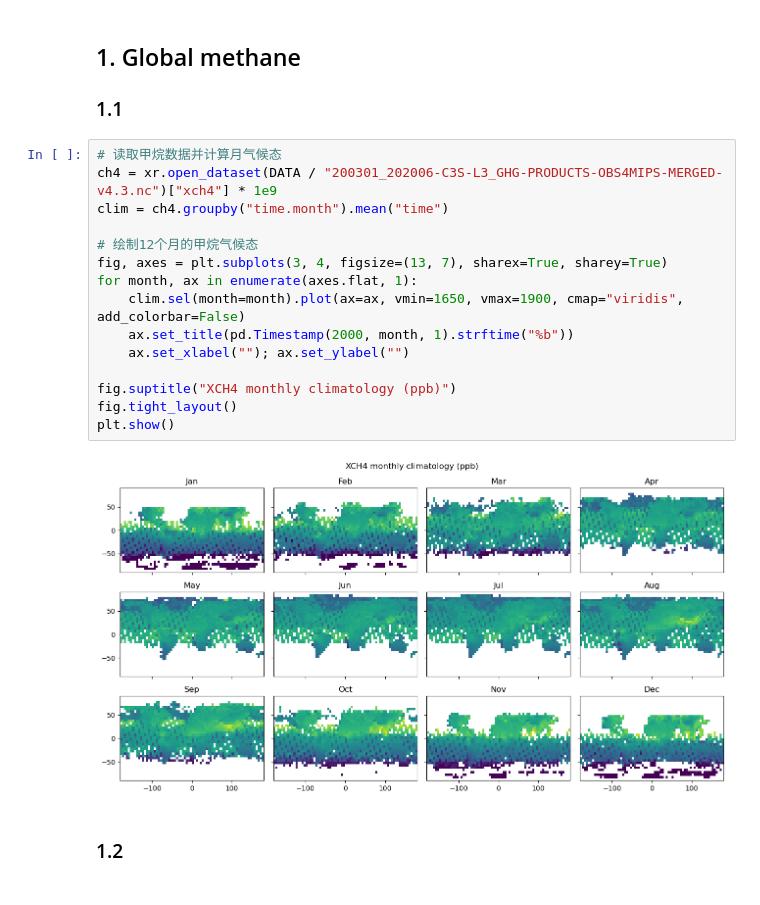
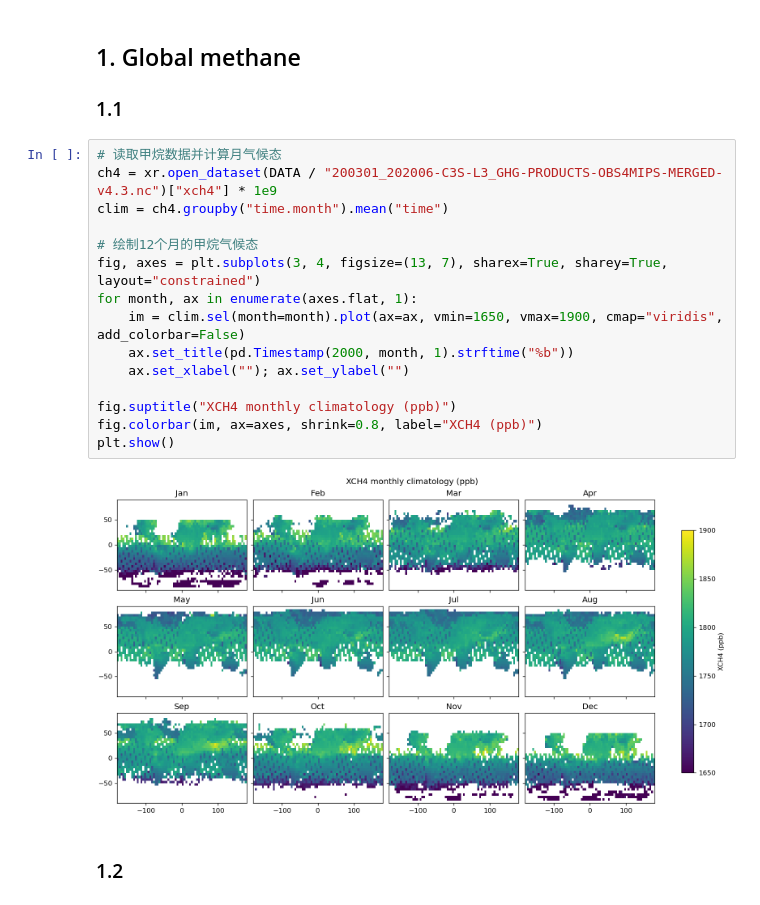
Before and after one commit to aki-825/ESE5023_Assignments_12632722, a Jupyter notebook: assignment03/PS3.ipynb, the cells around one changed output. Drawn from its saved outputs; the diff is of its cells as text.

```diff
--- a/assignment03/PS3.ipynb
+++ b/assignment03/PS3.ipynb
@@ -16,20 +16,20 @@ DATA = Path(".")
 # %%
 # 读取甲烷数据并计算月气候态
 ch4 = xr.open_dataset(DATA / "200301_202006-C3S-L3_GHG-PRODUCTS-OBS4MIPS-MERGED-v4.3.nc")["xch4"] * 1e9
 clim = ch4.groupby("time.month").mean("time")
 
 # 绘制12个月的甲烷气候态
-fig, axes = plt.subplots(3, 4, figsize=(13, 7), sharex=True, sharey=True)
+fig, axes = plt.subplots(3, 4, figsize=(13, 7), sharex=True, sharey=True, layout="constrained")
 for month, ax in enumerate(axes.flat, 1):
-    clim.sel(month=month).plot(ax=ax, vmin=1650, vmax=1900, cmap="viridis", add_colorbar=False)
+    im = clim.sel(month=month).plot(ax=ax, vmin=1650, vmax=1900, cmap="viridis", add_colorbar=False)
     ax.set_title(pd.Timestamp(2000, month, 1).strftime("%b"))
     ax.set_xlabel(""); ax.set_ylabel("")
 
 fig.suptitle("XCH4 monthly climatology (ppb)")
-fig.tight_layout()
+fig.colorbar(im, ax=axes, shrink=0.8, label="XCH4 (ppb)")
 plt.show()
 # %% [output]
-[figure, old version]
+[figure, new version]
 # %% [markdown]
 ### 1.2
 # %%
```
Also changed, not shown: parts of 1 cell of this notebook, 2 other files.
